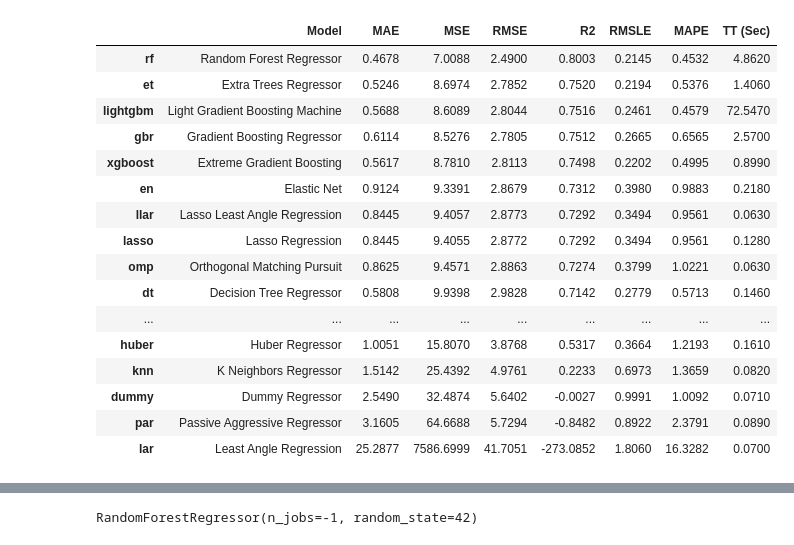
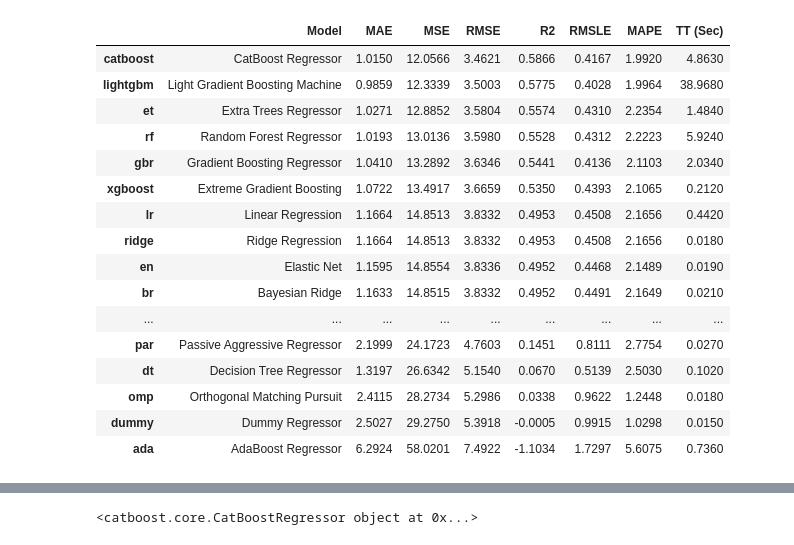
Before and after one commit to geo-smart/swe_forecasting_prod, a Jupyter notebook: notebooks/ms_auto_ml_model_eval.ipynb, the cells around one changed output, grey strips where cells are left out. Cells and saved outputs as stored; diff of their text form; code cells hidden in the pictures.

```diff
--- a/notebooks/ms_auto_ml_model_eval.ipynb
+++ b/notebooks/ms_auto_ml_model_eval.ipynb
@@ -0,0 +21,14 @@
+# %%
+import pandas as pd
+
+filepath = "/home/jovyan/shared-public/ml_swe_monitoring_prod/snotel_ghcnd_stations_4yrs_all_cols_log10.csv"
+chunksize = 1e5
+
+columns = pd.read_csv(filepath, nrows=100).columns
+chunked_data = pd.read_csv(filepath, chunksize=chunksize)
+sample_data = pd.DataFrame(columns=columns)
+
+for chunk in chunked_data:
+    chunk.columns = columns
+    chunk = chunk.sample(frac=0.01)
+    sample_data = pd.concat([sample_data, chunk])
@@ -0,0 +39,18 @@
+# %%
+chosen_columns = [
+  "swe_value",
+  'fsca',
+  'air_temperature_tmmx',
+  'air_temperature_tmmn',
+  'potential_evapotranspiration',
+  'relative_humidity_rmax',
+  'Elevation',
+  'Slope',
+  'Curvature',
+  'Aspect',
+  'Eastness',
+  'Northness',
+]
+
+sample_data_subset = sample_data[chosen_columns]
+sample_data_subset = sample_data_subset[sample_data_subset.swe_value != -999]
@@ -72,10 +151,6 @@ Cleaned data saved to /home/jovyan/shared-public/ml_swe_monitoring_prod/snotel_g
 # %%
-# Shuffle and select 10% of the data for training
-data_shuffled = data.sample(frac=1, random_state=42)  # Shuffle the data
-data_train = data_shuffled.sample(frac=0.10, random_state=42)  # Select 10% of the data
-
-# Initialize PyCaret setup
-exp_reg = setup(data, target='swe_value', session_id=42) # target is the column we want to predict
+from pycaret.regression import setup, compare_models
+exp_reg = setup(sample_data_subset, target='swe_value', session_id=42) # target is the column we want to predict
 
 # Compare models
 best_model = compare_models()
@@ -103,20 +178,20 @@ print(best_model)
 [interactive output not drawn]
 |  | Model | MAE | MSE | RMSE | R2 | RMSLE | MAPE | TT (Sec) |
-| rf | Random Forest Regressor | 0.4678 | 7.0088 | 2.4900 | 0.8003 | 0.2145 | 0.4532 | 4.8620 |
-| et | Extra Trees Regressor | 0.5246 | 8.6974 | 2.7852 | 0.7520 | 0.2194 | 0.5376 | 1.4060 |
-| lightgbm | Light Gradient Boosting Machine | 0.5688 | 8.6089 | 2.8044 | 0.7516 | 0.2461 | 0.4579 | 72.5470 |
-| gbr | Gradient Boosting Regressor | 0.6114 | 8.5276 | 2.7805 | 0.7512 | 0.2665 | 0.6565 | 2.5700 |
-| xgboost | Extreme Gradient Boosting | 0.5617 | 8.7810 | 2.8113 | 0.7498 | 0.2202 | 0.4995 | 0.8990 |
-| en | Elastic Net | 0.9124 | 9.3391 | 2.8679 | 0.7312 | 0.3980 | 0.9883 | 0.2180 |
-| llar | Lasso Least Angle Regression | 0.8445 | 9.4057 | 2.8773 | 0.7292 | 0.3494 | 0.9561 | 0.0630 |
-| lasso | Lasso Regression | 0.8445 | 9.4055 | 2.8772 | 0.7292 | 0.3494 | 0.9561 | 0.1280 |
-| omp | Orthogonal Matching Pursuit | 0.8625 | 9.4571 | 2.8863 | 0.7274 | 0.3799 | 1.0221 | 0.0630 |
-| dt | Decision Tree Regressor | 0.5808 | 9.9398 | 2.9828 | 0.7142 | 0.2779 | 0.5713 | 0.1460 |
+| catboost | CatBoost Regressor | 1.0150 | 12.0566 | 3.4621 | 0.5866 | 0.4167 | 1.9920 | 4.8630 |
+| lightgbm | Light Gradient Boosting Machine | 0.9859 | 12.3339 | 3.5003 | 0.5775 | 0.4028 | 1.9964 | 38.9680 |
+| et | Extra Trees Regressor | 1.0271 | 12.8852 | 3.5804 | 0.5574 | 0.4310 | 2.2354 | 1.4840 |
+| rf | Random Forest Regressor | 1.0193 | 13.0136 | 3.5980 | 0.5528 | 0.4312 | 2.2223 | 5.9240 |
+| gbr | Gradient Boosting Regressor | 1.0410 | 13.2892 | 3.6346 | 0.5441 | 0.4136 | 2.1103 | 2.0340 |
+| xgboost | Extreme Gradient Boosting | 1.0722 | 13.4917 | 3.6659 | 0.5350 | 0.4393 | 2.1065 | 0.2120 |
+| lr | Linear Regression | 1.1664 | 14.8513 | 3.8332 | 0.4953 | 0.4508 | 2.1656 | 0.4420 |
+| ridge | Ridge Regression | 1.1664 | 14.8513 | 3.8332 | 0.4953 | 0.4508 | 2.1656 | 0.0180 |
+| en | Elastic Net | 1.1595 | 14.8554 | 3.8336 | 0.4952 | 0.4468 | 2.1489 | 0.0190 |
+| br | Bayesian Ridge | 1.1633 | 14.8515 | 3.8332 | 0.4952 | 0.4491 | 2.1649 | 0.0210 |
 | ... | ... | ... | ... | ... | ... | ... | ... | ... |
-| huber | Huber Regressor | 1.0051 | 15.8070 | 3.8768 | 0.5317 | 0.3664 | 1.2193 | 0.1610 |
-| knn | K Neighbors Regressor | 1.5142 | 25.4392 | 4.9761 | 0.2233 | 0.6973 | 1.3659 | 0.0820 |
-| dummy | Dummy Regressor | 2.5490 | 32.4874 | 5.6402 | -0.0027 | 0.9991 | 1.0092 | 0.0710 |
-| par | Passive Aggressive Regressor | 3.1605 | 64.6688 | 5.7294 | -0.8482 | 0.8922 | 2.3791 | 0.0890 |
-| lar | Least Angle Regression | 25.2877 | 7586.6999 | 41.7051 | -273.0852 | 1.8060 | 16.3282 | 0.0700 |
+| par | Passive Aggressive Regressor | 2.1999 | 24.1723 | 4.7603 | 0.1451 | 0.8111 | 2.7754 | 0.0270 |
+| dt | Decision Tree Regressor | 1.3197 | 26.6342 | 5.1540 | 0.0670 | 0.5139 | 2.5030 | 0.1020 |
+| omp | Orthogonal Matching Pursuit | 2.4115 | 28.2734 | 5.2986 | 0.0338 | 0.9622 | 1.2448 | 0.0180 |
+| dummy | Dummy Regressor | 2.5027 | 29.2750 | 5.3918 | -0.0005 | 0.9915 | 1.0298 | 0.0150 |
+| ada | AdaBoost Regressor | 6.2924 | 58.0201 | 7.4922 | -1.1034 | 1.7297 | 5.6075 | 0.7360 |
 [interactive output not drawn]
-RandomForestRegressor(n_jobs=-1, random_state=42)
+<catboost.core.CatBoostRegressor object at 0x...>
```
Also changed, not shown: parts of 12 cells of this notebook, 1 other file.
